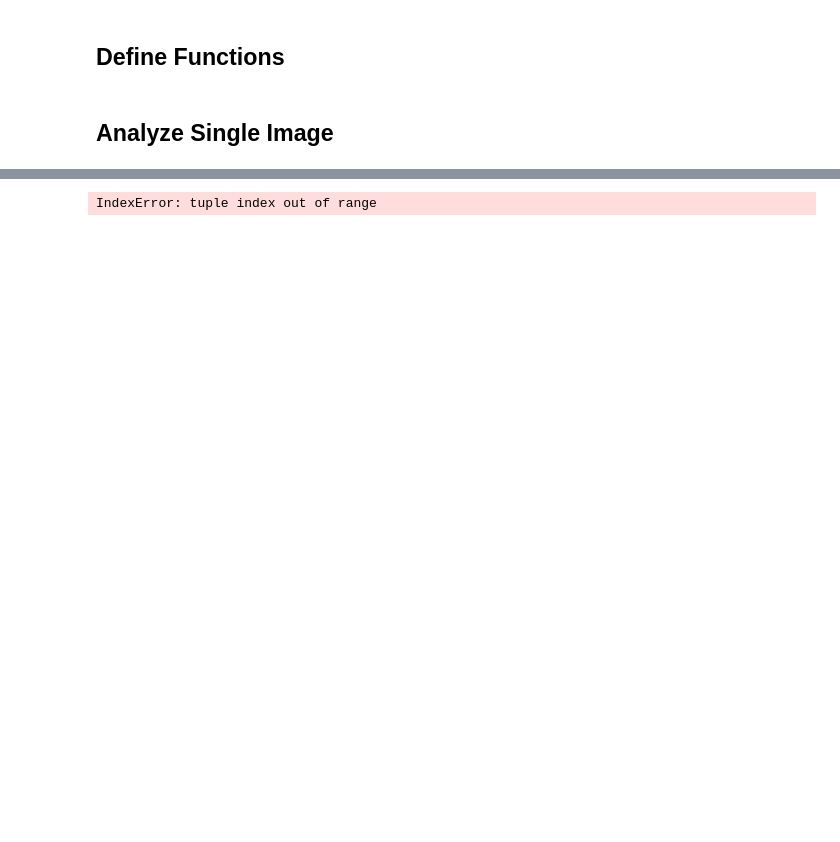
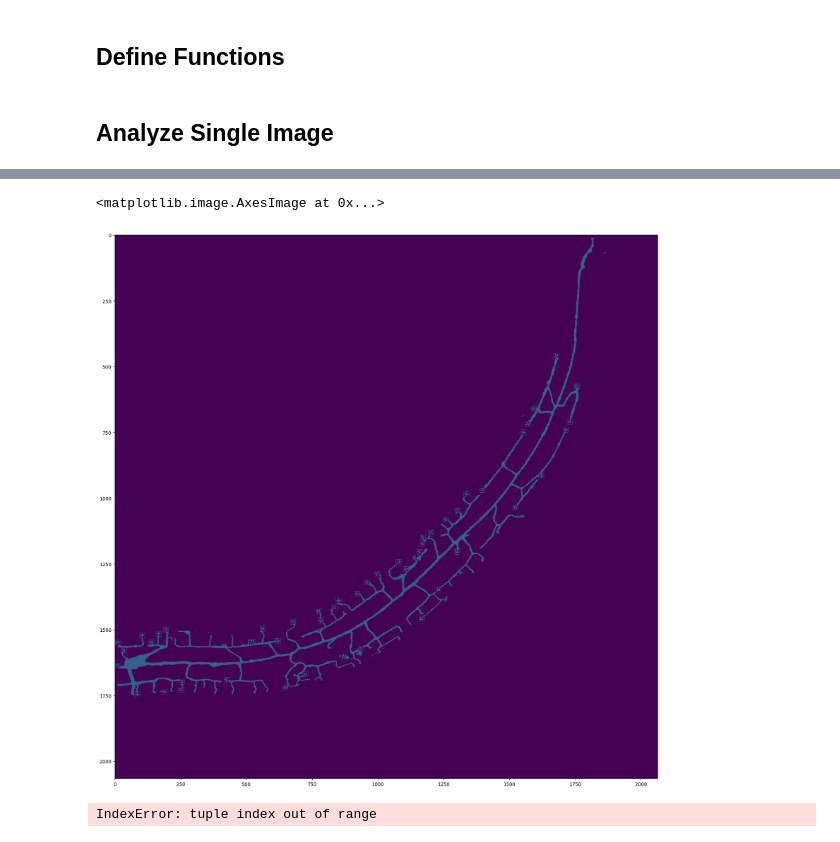
Before and after one commit to nghess/worm-warp, a Jupyter notebook: vertex_finder.ipynb, the cells around one changed output, grey strips where cells are left out. Drawn from its saved outputs; the diff is of its cells as text; code cells hidden in the pictures; blank space fills up the shorter version.

```diff
--- a/vertex_finder.ipynb
+++ b/vertex_finder.ipynb
@@ -152,13 +185,15 @@ def find_vertices(img, kernel, feat, stride):
 # Load image to analyze
 src = cv2.imread('test_sequence/image2.png', cv2.IMREAD_GRAYSCALE)
 # %%
-# Sliding window parameters
-window = 23
-stride = 3
+# Sliding window and feature parameters
+window = 19
+stride = 1
 feature = "end"
+deg_increment = 2
+detector_radius = 3
 # %%
 # Find vertices in image
-resized_img, vertices, ends = find_vertices(src, window, feature, stride)
+resized_img, vertices, ends, end_segment, end_detector, detector_img = find_vertices(src, window, feature, stride, deg_increment, detector_radius)
 print(f"image size: {resized_img.shape}")
 print(f"knots detected: {len(vertices)}")
 print(f"ends detected: {len(ends)}")
@@ -193,3 +222,10 @@ for xi, yi in ends:
+# %%
+# Plot Vertices on image
+fig, ax = plt.subplots(figsize=(detector_img.shape[0]/100, detector_img.shape[0]/100))
+ax.imshow(detector_img)
+# %% [output]
+<matplotlib.image.AxesImage at 0x...>
+[figure, added]
 # %%
 delaunay = Delaunay(vertices)
 knots = np.array(vertices)
```
Also changed, not shown: parts of 5 cells of this notebook, 1 other file.
